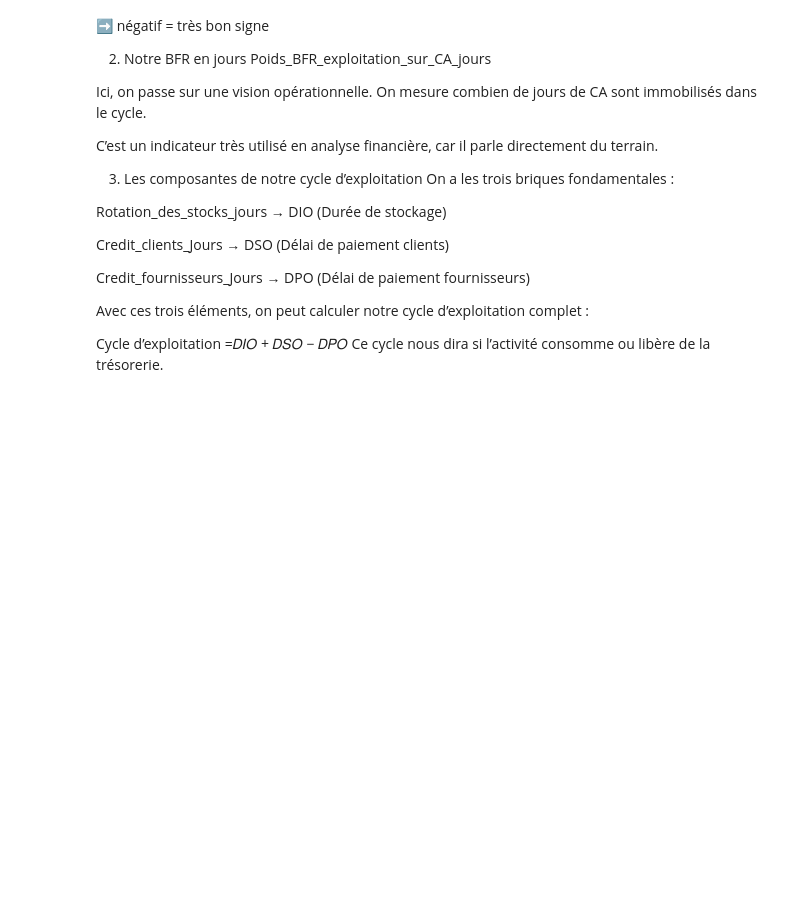
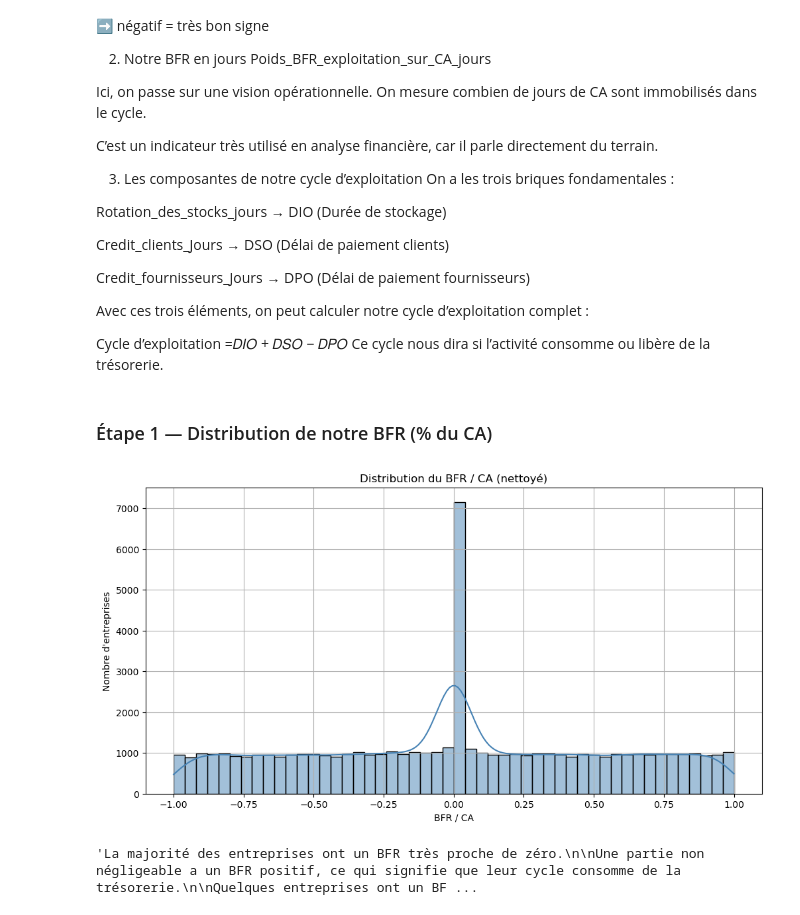
Before and after one commit to khelifaYacine/signaux-faibles-finance, a Jupyter notebook: 01_exploration.ipynb, the cells around one changed output. Cells and saved outputs as stored; diff of their text form; code cells hidden in the pictures; blank space fills up the shorter version.

Commit message:
Étape 1 — Distribution de notre BFR (% du CA)

```diff
--- a/01_exploration.ipynb
+++ b/01_exploration.ipynb
@@ -671,3 +671,27 @@ Avec ces trois éléments, on peut calculer notre cycle d’exploitation complet
 
 Cycle d’exploitation =𝐷𝐼𝑂 + 𝐷𝑆𝑂 − 𝐷𝑃𝑂
 Ce cycle nous dira si l’activité consomme ou libère de la trésorerie.
+# %% [markdown]
+### Étape 1 — Distribution de notre BFR (% du CA)
+# %%
+df_bfr = df_clean[
+    df_clean["Poids_BFR_exploitation_sur_CA"].between(-1, 1)
+].copy()
+
+plt.figure(figsize=(12,6))
+sns.histplot(df_bfr["Poids_BFR_exploitation_sur_CA"], bins=50, kde=True, color="steelblue")
+plt.title("Distribution du BFR / CA (nettoyé)")
+plt.xlabel("BFR / CA")
+plt.ylabel("Nombre d'entreprises")
+plt.grid(True)
+plt.show()
+# %% [output]
+[figure, added]
+# %%
+"""La majorité des entreprises ont un BFR très proche de zéro.
+
+Une partie non négligeable a un BFR positif, ce qui signifie que leur cycle consomme de la trésorerie.
+
+Quelques entreprises ont un BFR négatif, ce qui est plutôt bon signe (cycle financé par les fournisseurs)."""
+# %% [output]
+'La majorité des entreprises ont un BFR très proche de zéro.\n\nUne partie non négligeable a un BFR positif, ce qui signifie que leur cycle consomme de la trésorerie.\n\nQuelques entreprises ont un BF ...
```
